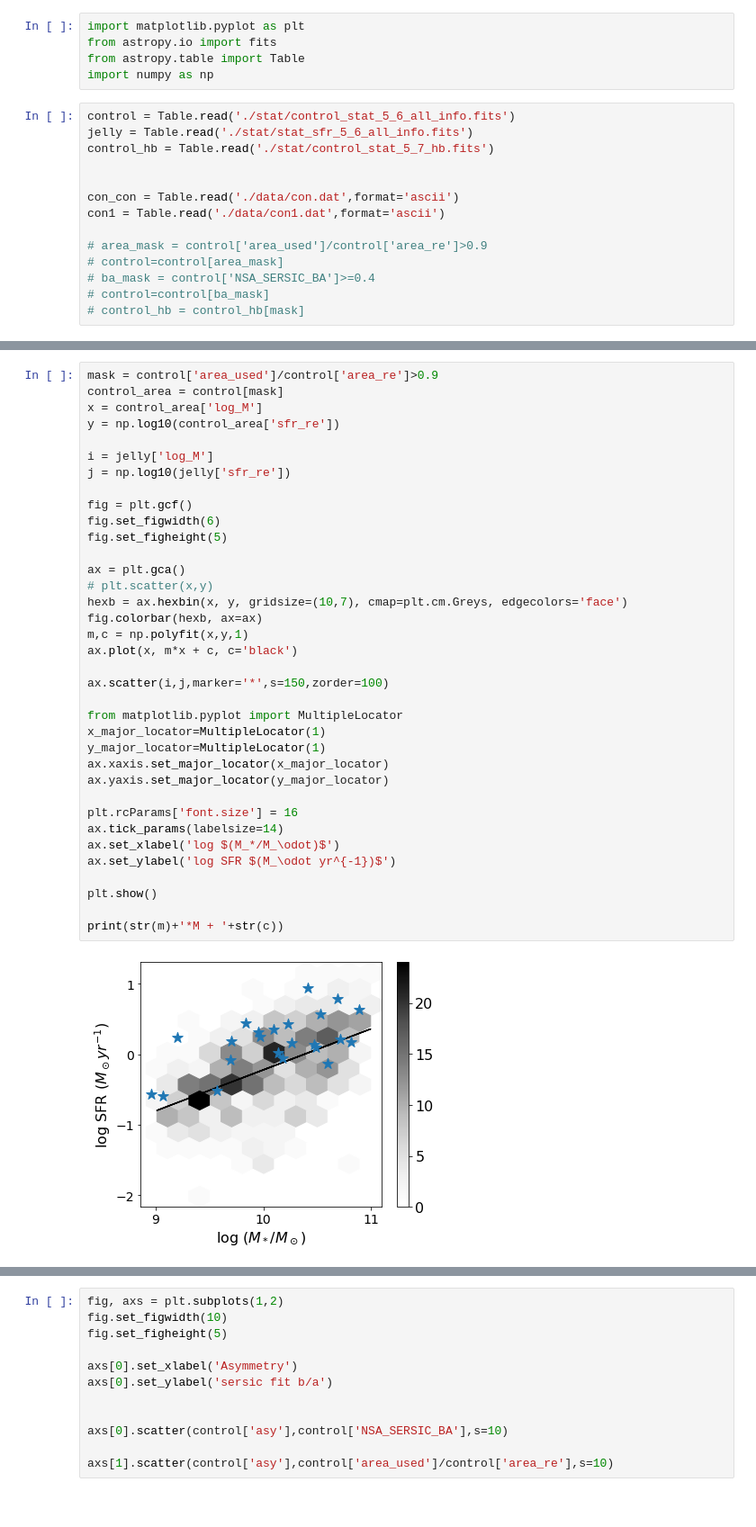
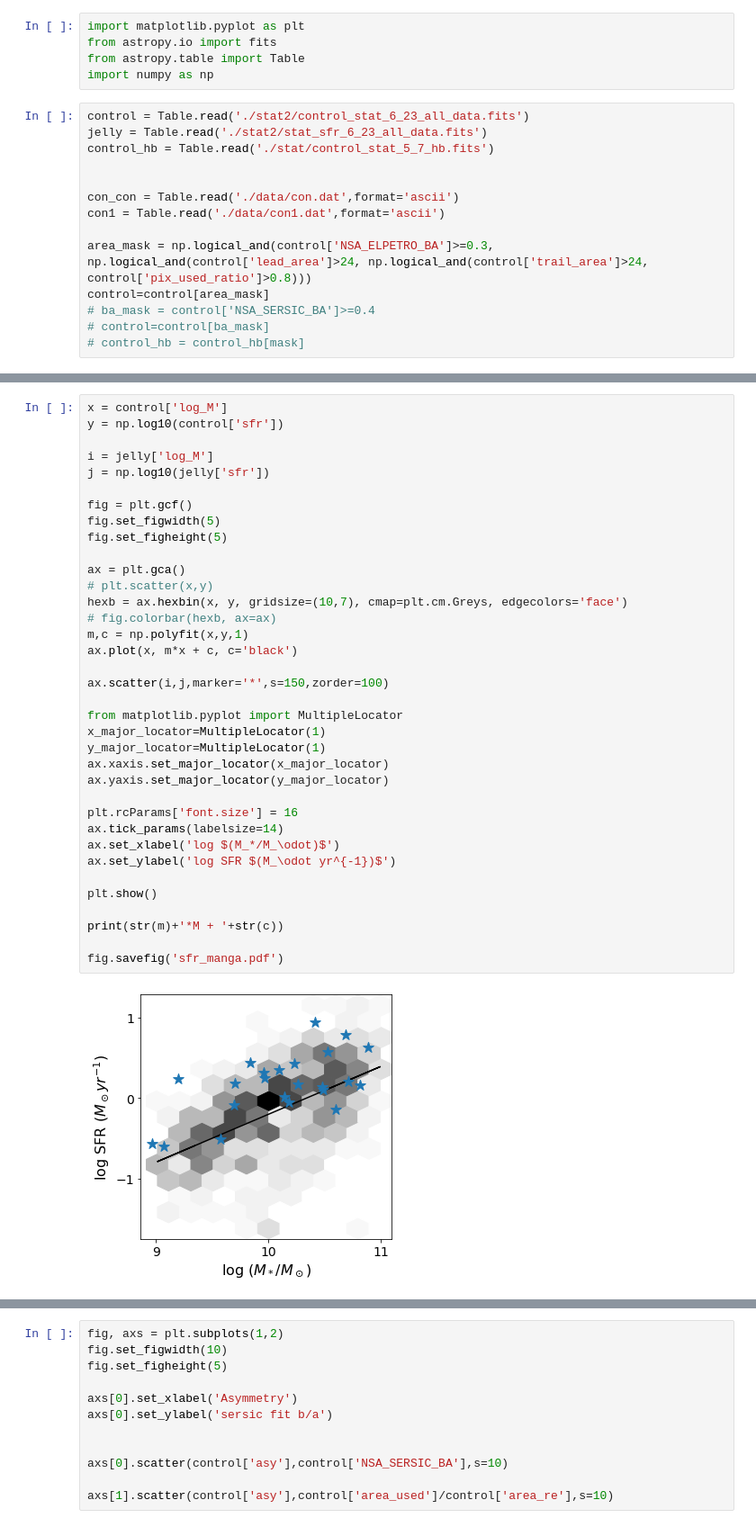
Before and after one commit to CoolTowel/JellyFish, a Jupyter notebook: Diagrams.ipynb, the cells around one changed output, grey strips where cells are left out. Shown at 90% size. Cells and saved outputs as stored; diff of their text form.

```diff
--- a/Diagrams.ipynb
+++ b/Diagrams.ipynb
@@ -4,16 +4,16 @@ from astropy.io import fits
 from astropy.table import Table
 import numpy as np
 # %%
-control = Table.read('./stat/control_stat_5_6_all_info.fits')
-jelly = Table.read('./stat/stat_sfr_5_6_all_info.fits')
+control = Table.read('./stat2/control_stat_6_23_all_data.fits')
+jelly = Table.read('./stat2/stat_sfr_6_23_all_data.fits')
 control_hb = Table.read('./stat/control_stat_5_7_hb.fits')
 
 
 con_con = Table.read('./data/con.dat',format='ascii')
 con1 = Table.read('./data/con1.dat',format='ascii')
 
-# area_mask = control['area_used']/control['area_re']>0.9
-# control=control[area_mask]
+area_mask = np.logical_and(control['NSA_ELPETRO_BA']>=0.3, np.logical_and(control['lead_area']>24, np.logical_and(control['trail_area']>24, control['pix_used_ratio']>0.8)))
+control=control[area_mask]
 # ba_mask = control['NSA_SERSIC_BA']>=0.4
 # control=control[ba_mask]
 # control_hb = control_hb[mask]
@@ -92,38 +99,38 @@ ax.tick_params(labelsize=14)
 # %%
-mask = control['area_used']/control['area_re']>0.9
-control_area = control[mask]
-x = control_area['log_M']
-y = np.log10(control_area['sfr_re'])
+x = control['log_M']
+y = np.log10(control['sfr'])
 
 i = jelly['log_M']
-j = np.log10(jelly['sfr_re'])
+j = np.log10(jelly['sfr'])
 
 fig = plt.gcf()
-fig.set_figwidth(6)
+fig.set_figwidth(5)
 fig.set_figheight(5)
 
 ax = plt.gca()
 # plt.scatter(x,y)
 hexb = ax.hexbin(x, y, gridsize=(10,7), cmap=plt.cm.Greys, edgecolors='face')
-fig.colorbar(hexb, ax=ax)
+# fig.colorbar(hexb, ax=ax)
 m,c = np.polyfit(x,y,1)
 ax.plot(x, m*x + c, c='black')
 
 ax.scatter(i,j,marker='*',s=150,zorder=100)
 
 from matplotlib.pyplot import MultipleLocator
 x_major_locator=MultipleLocator(1)
 y_major_locator=MultipleLocator(1)
 ax.xaxis.set_major_locator(x_major_locator)
 ax.yaxis.set_major_locator(y_major_locator)
 
 plt.rcParams['font.size'] = 16
 ax.tick_params(labelsize=14)
 ax.set_xlabel('log $(M_*/M_\odot)$')
 ax.set_ylabel('log SFR $(M_\odot yr^{-1})$')
 
 plt.show()
 
 print(str(m)+'*M + '+str(c))
+
+fig.savefig('sfr_manga.pdf')
 # %% [output]
-[figure, old version]
+[figure, new version]
```
Also changed, not shown: parts of 5 cells of this notebook, 10 other files.
